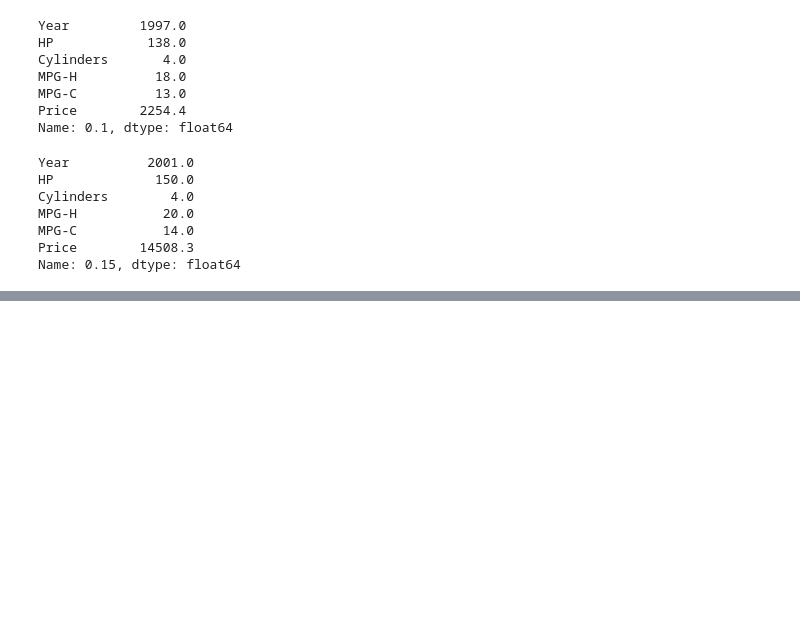
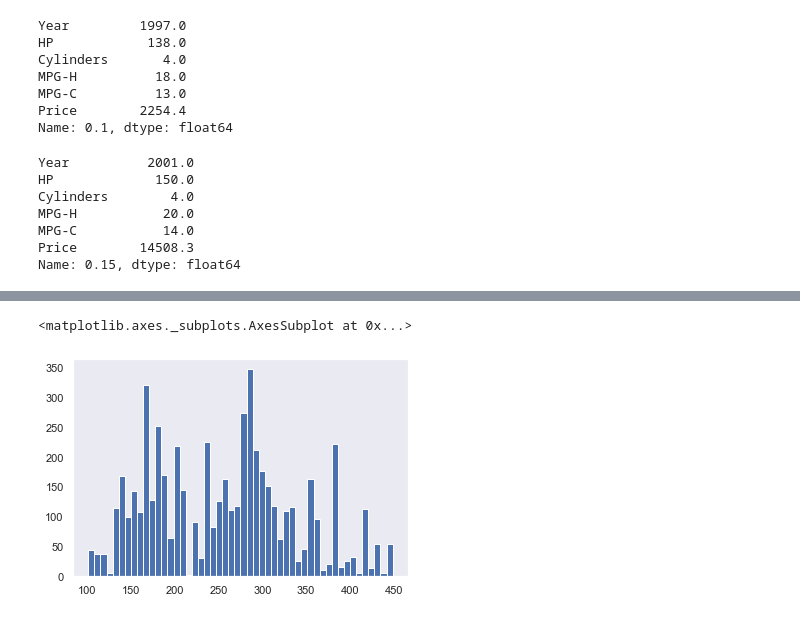
Before and after one commit to iAmNawa/exploratory-data-analysis, a Jupyter notebook: car-price-prediction/data cleaning.ipynb, the cells around one changed output, grey strips where cells are left out. Saved outputs shown, nothing was run; the diff lists cells and outputs as text; code cells hidden in the pictures; blank space fills up the shorter version.

```diff
--- a/car-price-prediction/data cleaning.ipynb
+++ b/car-price-prediction/data cleaning.ipynb
@@ -384,0 +425,8 @@ Name: 0.15, dtype: float64
+# %%
+# remove cars below 100hp && cars above 450
+df_2015_to_2017_100_to_450 = df_2015_to_2017[(df_2015_to_2017['HP'] > 100)&(df_2015_to_2017['HP'] < 450)]
+# %%
+df_2015_to_2017_100_to_450['HP'].hist(bins=50, grid=False)
+# %% [output]
+<matplotlib.axes._subplots.AxesSubplot at 0x...>
+[figure, added]
```
Also changed, not shown: parts of 46 cells of this notebook.
